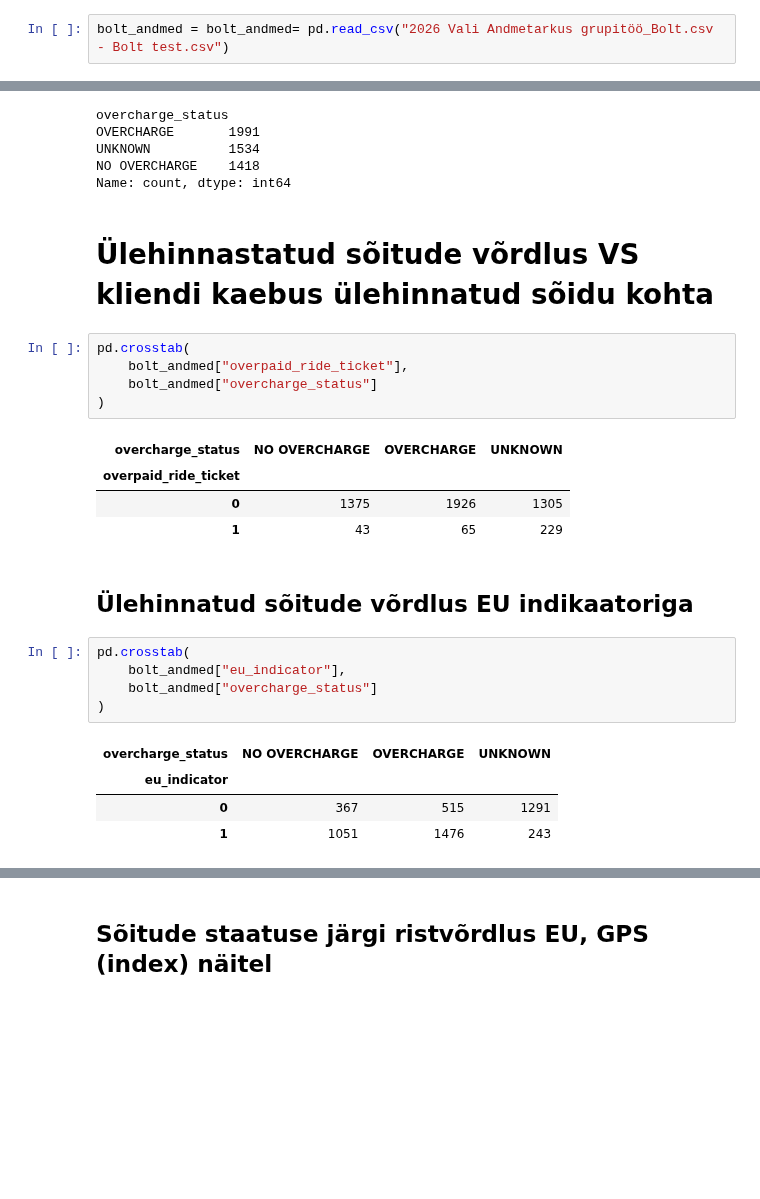
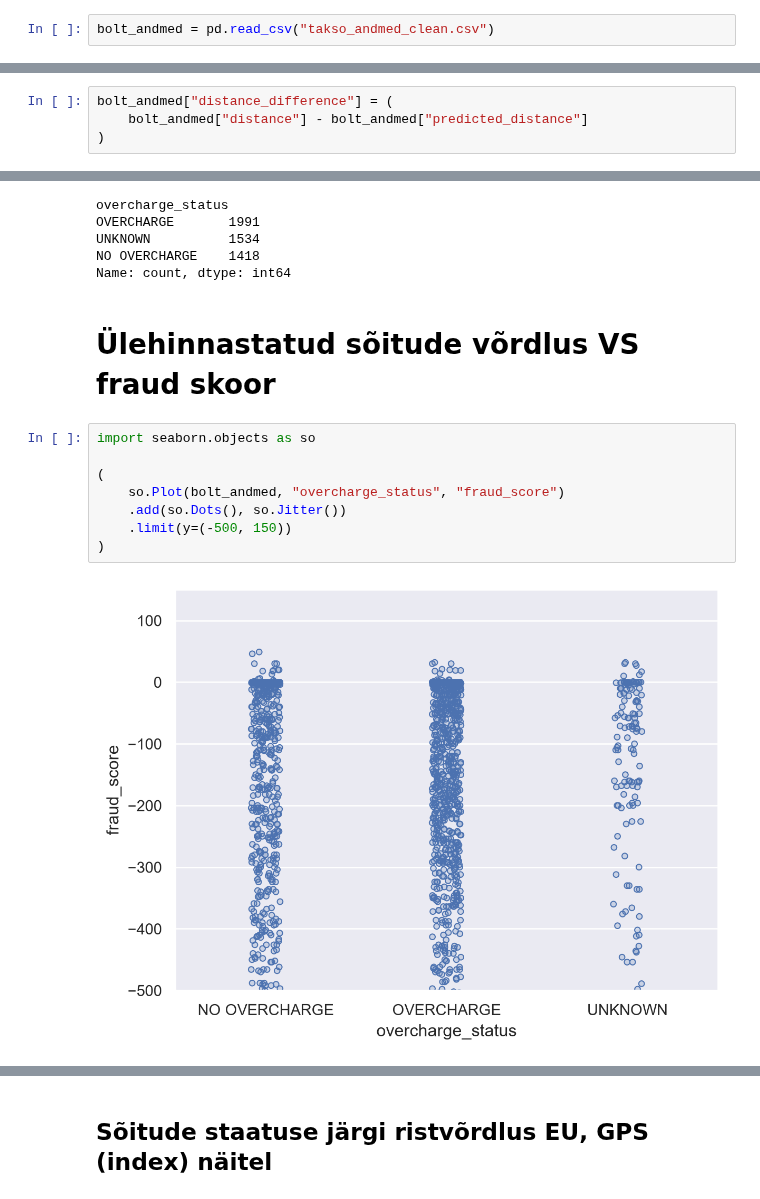
Before and after one commit to liisnormak/bolt, a Jupyter notebook: grupitoo(parandus_22.09.2026).ipynb, the cells around one changed output, grey strips where cells are left out. Drawn from its saved outputs; the diff is of its cells as text; blank space fills up the shorter version.

Commit message:
Update grupitoo(parandus_22.09.2026).ipynb
Lisatud sai seaborn.objects.Norm ja Jitter visuaalid (isiklikult minu lemparid nüüdsest) + korrastus + RF analüüs

```diff
--- a/grupitoo(parandus_22.09.2026).ipynb
+++ b/grupitoo(parandus_22.09.2026).ipynb
@@ -15,7 +15,7 @@ import seaborn as sns
 import matplotlib.pyplot as plt
 import numpy as np
 # %%
-bolt_andmed = bolt_andmed= pd.read_csv("2026 Vali Andmetarkus grupitöö_Bolt.csv - Bolt test.csv")
+bolt_andmed = pd.read_csv("takso_andmed_clean.csv")
 # %%
 bolt_harjutus = bolt_andmed.copy()
 # %% [markdown]
@@ -79,6 +75,10 @@ pd.crosstab(
 bolt_andmed["duration_difference"] = (
     bolt_andmed["duration"] - bolt_andmed["predicted_duration"]
 )
+# %%
+bolt_andmed["distance_difference"] = (
+    bolt_andmed["distance"] - bolt_andmed["predicted_distance"]
+)
 # %%
 np.random.seed(42)
 
@@ -413,26 +346,14 @@ UNKNOWN          1534
 NO OVERCHARGE    1418
 Name: count, dtype: int64
 # %% [markdown]
-# Ülehinnastatud sõitude võrdlus VS kliendi kaebus ülehinnatud sõidu kohta
+# Ülehinnastatud sõitude võrdlus VS fraud skoor
-# %%
-pd.crosstab(
-    bolt_andmed["overpaid_ride_ticket"],
-    bolt_andmed["overcharge_status"]
-)
-# %% [output]
-| overcharge_status | NO OVERCHARGE | OVERCHARGE | UNKNOWN |
-| overpaid_ride_ticket |  |  |  |
-| 0 | 1375 | 1926 | 1305 |
-| 1 | 43 | 65 | 229 |
-# %% [markdown]
-## Ülehinnatud sõitude võrdlus EU indikaatoriga
-# %%
-pd.crosstab(
-    bolt_andmed["eu_indicator"],
-    bolt_andmed["overcharge_status"]
-)
-# %% [output]
-| overcharge_status | NO OVERCHARGE | OVERCHARGE | UNKNOWN |
-| eu_indicator |  |  |  |
-| 0 | 367 | 515 | 1291 |
-| 1 | 1051 | 1476 | 243 |
+# %%
+import seaborn.objects as so
+
+(
+    so.Plot(bolt_andmed, "overcharge_status", "fraud_score")
+    .add(so.Dots(), so.Jitter())
+    .limit(y=(-500, 150))
+)
+# %% [output]
+[figure, added]
```
Also changed, not shown: parts of 198 cells of this notebook.
